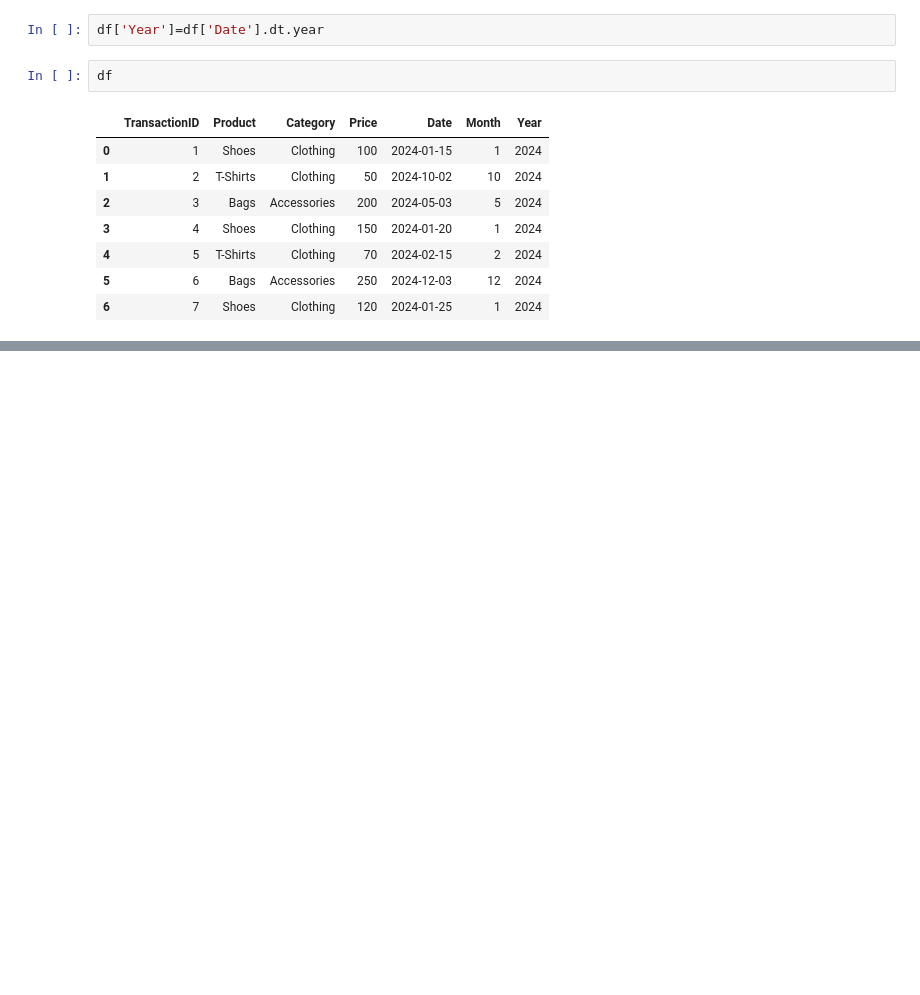
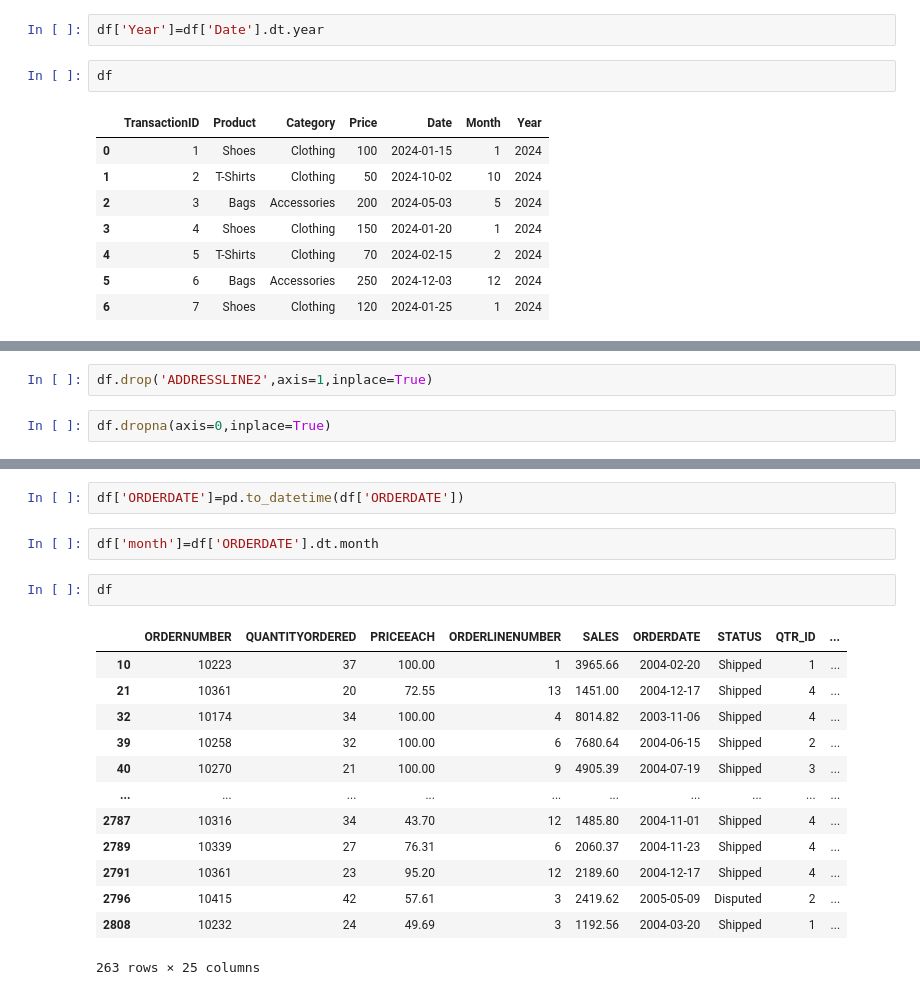
Before and after one commit to Varun3713-creator/PythonTraining, a Jupyter notebook: employeeAndsales.ipynb, the cells around one changed output, grey strips where cells are left out. Drawn from its saved outputs; the diff is of its cells as text; blank space fills up the shorter version.

```diff
--- a/employeeAndsales.ipynb
+++ b/employeeAndsales.ipynb
@@ -173,0 +233,4 @@ df
+# %%
+df.drop('ADDRESSLINE2',axis=1,inplace=True)
+# %%
+df.dropna(axis=0,inplace=True)
@@ -173,0 +266,20 @@ df
+# %%
+df['ORDERDATE']=pd.to_datetime(df['ORDERDATE'])
+# %%
+df['month']=df['ORDERDATE'].dt.month
+# %%
+df
+# %% [output]
+|  | ORDERNUMBER | QUANTITYORDERED | PRICEEACH | ORDERLINENUMBER | SALES | ORDERDATE | STATUS | QTR_ID | ... |
+| 10 | 10223 | 37 | 100.00 | 1 | 3965.66 | 2004-02-20 | Shipped | 1 | ... |
+| 21 | 10361 | 20 | 72.55 | 13 | 1451.00 | 2004-12-17 | Shipped | 4 | ... |
+| 32 | 10174 | 34 | 100.00 | 4 | 8014.82 | 2003-11-06 | Shipped | 4 | ... |
+| 39 | 10258 | 32 | 100.00 | 6 | 7680.64 | 2004-06-15 | Shipped | 2 | ... |
+| 40 | 10270 | 21 | 100.00 | 9 | 4905.39 | 2004-07-19 | Shipped | 3 | ... |
+| ... | ... | ... | ... | ... | ... | ... | ... | ... | ... |
+| 2787 | 10316 | 34 | 43.70 | 12 | 1485.80 | 2004-11-01 | Shipped | 4 | ... |
+| 2789 | 10339 | 27 | 76.31 | 6 | 2060.37 | 2004-11-23 | Shipped | 4 | ... |
+| 2791 | 10361 | 23 | 95.20 | 12 | 2189.60 | 2004-12-17 | Shipped | 4 | ... |
+| 2796 | 10415 | 42 | 57.61 | 3 | 2419.62 | 2005-05-09 | Disputed | 2 | ... |
+| 2808 | 10232 | 24 | 49.69 | 3 | 1192.56 | 2004-03-20 | Shipped | 1 | ... |
+263 rows × 25 columns
```
Also changed, not shown: parts of 9 cells of this notebook.
